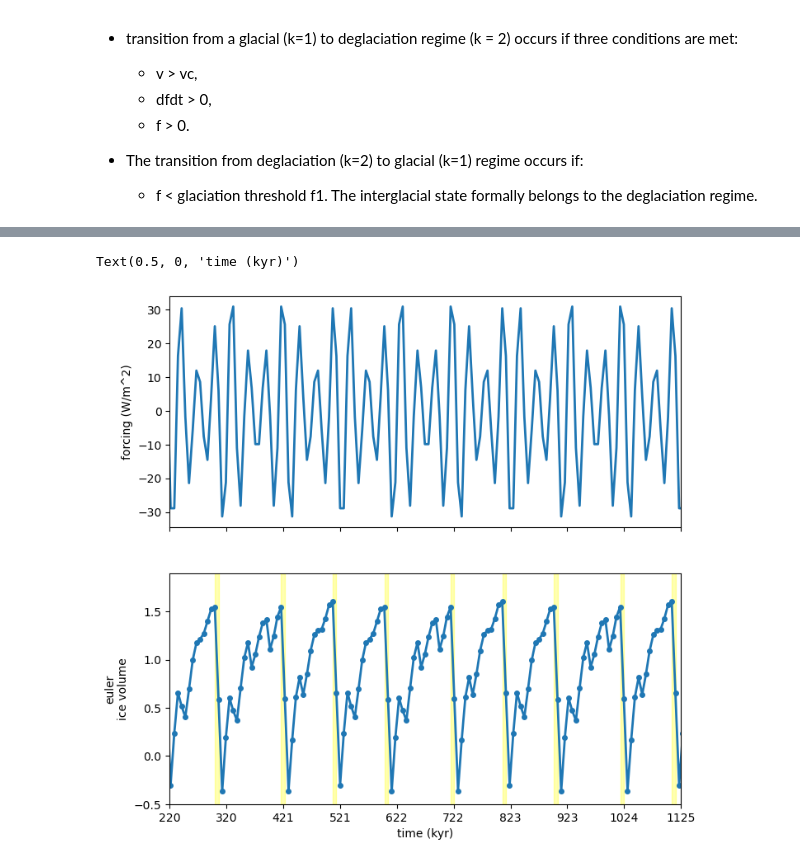
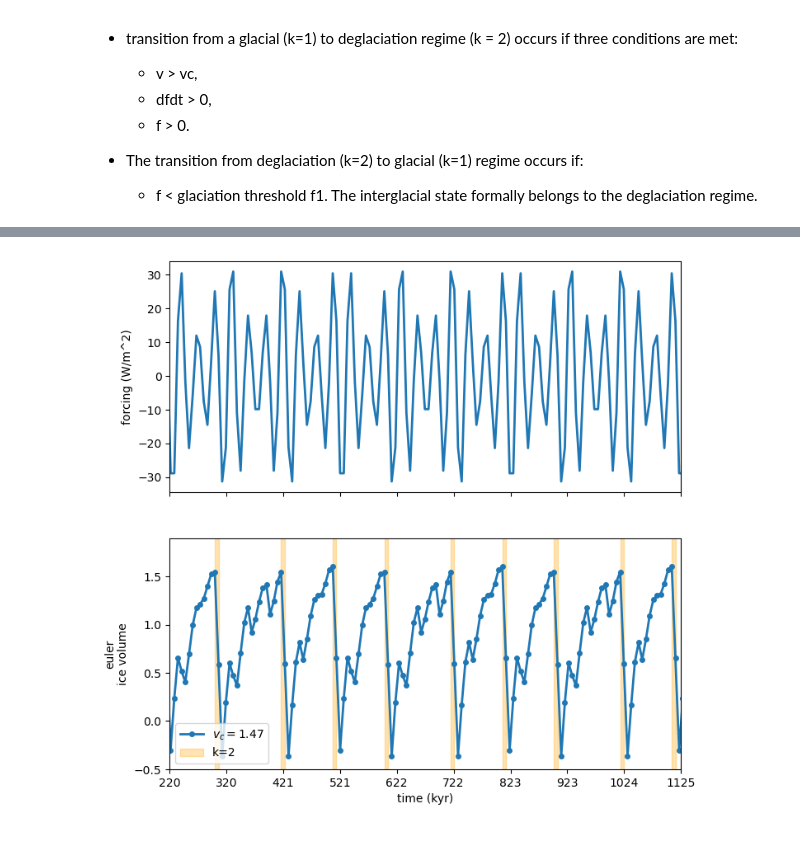
Before and after one commit to LinkedEarth/PaleoBeasts, a Jupyter notebook: notebooks/Ganopolski2024_demo.ipynb, the cells around one changed output, grey strips where cells are left out. Cells and saved outputs as stored; diff of their text form; code cells hidden in the pictures.

```diff
--- a/notebooks/Ganopolski2024_demo.ipynb
+++ b/notebooks/Ganopolski2024_demo.ipynb
@@ -107,35 +109,40 @@ for ik, model_sol in enumerate(model_sols):
     for _, row in df.iterrows():
         if row['start']:
             start_time = row['Time']
         if row['end']:
             end_time = row['Time']
             intervals.append((start_time, end_time))
 
     # Handling case where last interval does not end within the data range
     if df.iloc[-1]['k'] == 2 and not df.iloc[-1]['end']:
         intervals.append((start_time, df.iloc[-1]['Time']))
 
     time = model_sol.solution.t
 
     model_sol_y = model_sol.solution.y[0]
     model_forcing = model_sol.model.forcing.get_forcing(time)
-    label=','.join([model_sol.method, 'solver sampled'])
+    label=','.join([r'$v_c=$'+str(model_sol.model.vc)])
     ax[ik+1].plot(time, model_sol_y, linewidth=2, marker='o', markersize=4, label=label)
 
     if len(intervals)>0:
-        for interval in intervals:
-            ax[ik+1].axvspan(interval[0], interval[1], color='yellow', alpha=0.3)
+        for ip, interval in enumerate(intervals):
+            if ip==0:
+                label='k=2'
+            else:
+                label=None
+            ax[ik+1].axvspan(interval[0], interval[1], color='orange', alpha=0.3, label=label)
     ax[ik+1].set_xlim([max(model_sol.solution.t)-start_kya, max(model_sol.solution.t)-end_kya])
+    ax[ik+1].legend()
 
     ax[0].plot(time, model_forcing, linewidth=2, label=label)
 
     ax[0].set_ylabel('forcing (W/m^2)')
     ax[ik+1].set_xticks(ticks)
     ax[ik+1].set_ylim([-.5,1.9])
     ax[ik+1].set_ylabel('\n'.join([model_sol.method,model_sol.model.variable_name]))
 
 ax[-1].set_xticklabels(tick_labels)
 ax[-1].set_xlabel('time (kyr)')
+plt.savefig('figures/g24_model3_euler_vc1p47.png')
 # %% [output]
-Text(0.5, 0, 'time (kyr)')
-[figure, old version]
+[figure, new version]
```
Also changed, not shown: parts of 1 cell of this notebook.
